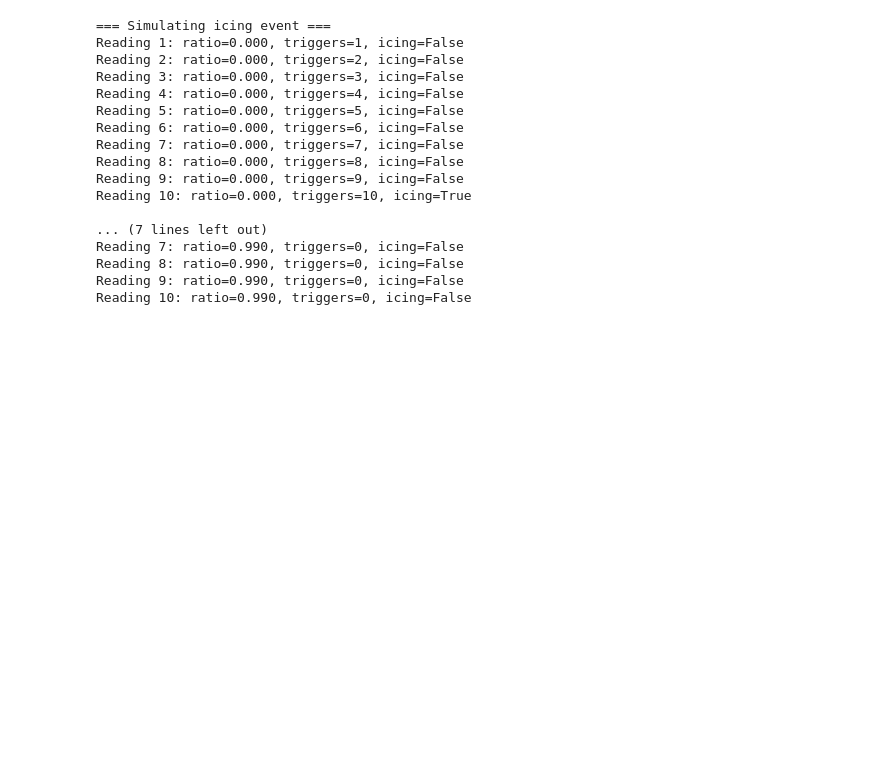
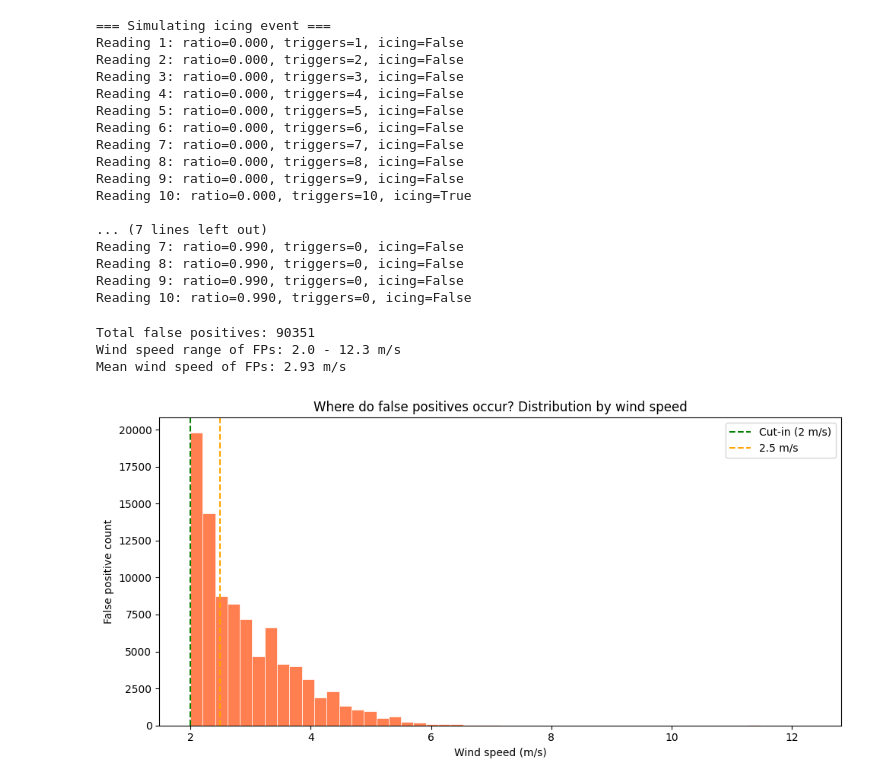
Before and after one commit to dcmclarke/wind-turbine-twin, a Jupyter notebook: ingestion/explore.ipynb, the cells around one changed output. Cells and saved outputs as stored; diff of their text form; code cells hidden in the pictures; blank space fills up the shorter version.

```diff
--- a/ingestion/explore.ipynb
+++ b/ingestion/explore.ipynb
@@ -341,17 +341,21 @@ Found 10 normal operation files
 # %%
 all_wind = []
 all_power = []
+skipped = 0
 
 for file in normal_files:
     with h5py.File(file, "r") as f:
         blocks = list(f["Aventa"].keys())
         for block in blocks:
-            wind = f[f"Aventa/{block}/WM2/Value"][:].flatten()
-            power = f[f"Aventa/{block}/WM3/Value"][:].flatten()
-            # Filter out sentinel values
-            mask = (wind > -999) & (power > -999)
-            all_wind.extend(wind[mask].tolist())
-            all_power.extend(power[mask].tolist())
+            try:
+                wind = f[f"Aventa/{block}/WM2/Value"][:].flatten()
+                power = f[f"Aventa/{block}/WM3/Value"][:].flatten()
+                mask = (wind > -999) & (power > -999)
+                all_wind.extend(wind[mask].tolist())
+                all_power.extend(power[mask].tolist())
+            except KeyError:
+                skipped += 1
+                continue
 
 df_normal = pd.DataFrame({
     "wind_speed": all_wind,
@@ -359,6 +363,7 @@ df_normal = pd.DataFrame({
 })
 
 print(f"Total readings: {len(df_normal)}")
+print(f"Skipped blocks: {skipped}")
 print(f"Wind range: {df_normal['wind_speed'].min():.1f} - {df_normal['wind_speed'].max():.1f} m/s")
 print(f"Power range: {df_normal['power'].min():.2f} - {df_normal['power'].max():.2f} kW")
 # %% [output]
@@ -572,3 +641,52 @@ Reading 7: ratio=0.990, triggers=0, icing=False
 Reading 8: ratio=0.990, triggers=0, icing=False
 Reading 9: ratio=0.990, triggers=0, icing=False
 Reading 10: ratio=0.990, triggers=0, icing=False
+# %%
+import sys
+sys.path.insert(0, "C:/Projects/win-turbine-twin/backend")
+
+from app.detector.icing_detector import IcingDetector
+from app.detector.power_curve import CUT_IN
+
+# Reload normal data (status=10, wind above cut-in)
+# We already have df_running from earlier cells - if kernel reset, rerun those cells first
+
+# Collect false positive readings - where detector fires on normal data
+fp_wind_speeds = []
+fp_ratios = []
+tp_wind_speeds = []
+
+detector = IcingDetector()
+
+for _, row in df_running.iterrows():
+    if row["wind_speed"] < CUT_IN:
+        continue
+    result = detector.process(
+        wind_speed=row["wind_speed"],
+        actual_power=row["power"],
+    )
+    if result.is_icing and result.power_ratio is not None:
+        fp_wind_speeds.append(row["wind_speed"])
+        fp_ratios.append(result.power_ratio)
+
+print(f"Total false positives: {len(fp_wind_speeds)}")
+print(f"Wind speed range of FPs: {min(fp_wind_speeds):.1f} - {max(fp_wind_speeds):.1f} m/s")
+print(f"Mean wind speed of FPs: {sum(fp_wind_speeds)/len(fp_wind_speeds):.2f} m/s")
+
+# Plot histogram of wind speeds where FPs occur
+plt.figure(figsize=(10, 5))
+plt.hist(fp_wind_speeds, bins=50, color="coral", edgecolor="white", linewidth=0.5)
+plt.xlabel("Wind speed (m/s)")
+plt.ylabel("False positive count")
+plt.title("Where do false positives occur? Distribution by wind speed")
+plt.axvline(x=2.0, color="green", linestyle="--", label="Cut-in (2 m/s)")
+plt.axvline(x=2.5, color="orange", linestyle="--", label="2.5 m/s")
+plt.legend()
+plt.tight_layout()
+plt.savefig("false_positive_wind_distribution.png", dpi=150)
+plt.show()
+# %% [output]
+Total false positives: 90351
+Wind speed range of FPs: 2.0 - 12.3 m/s
+Mean wind speed of FPs: 2.93 m/s
+[figure, added]
```
Also changed, not shown: parts of 12 cells of this notebook, 8 other files.
